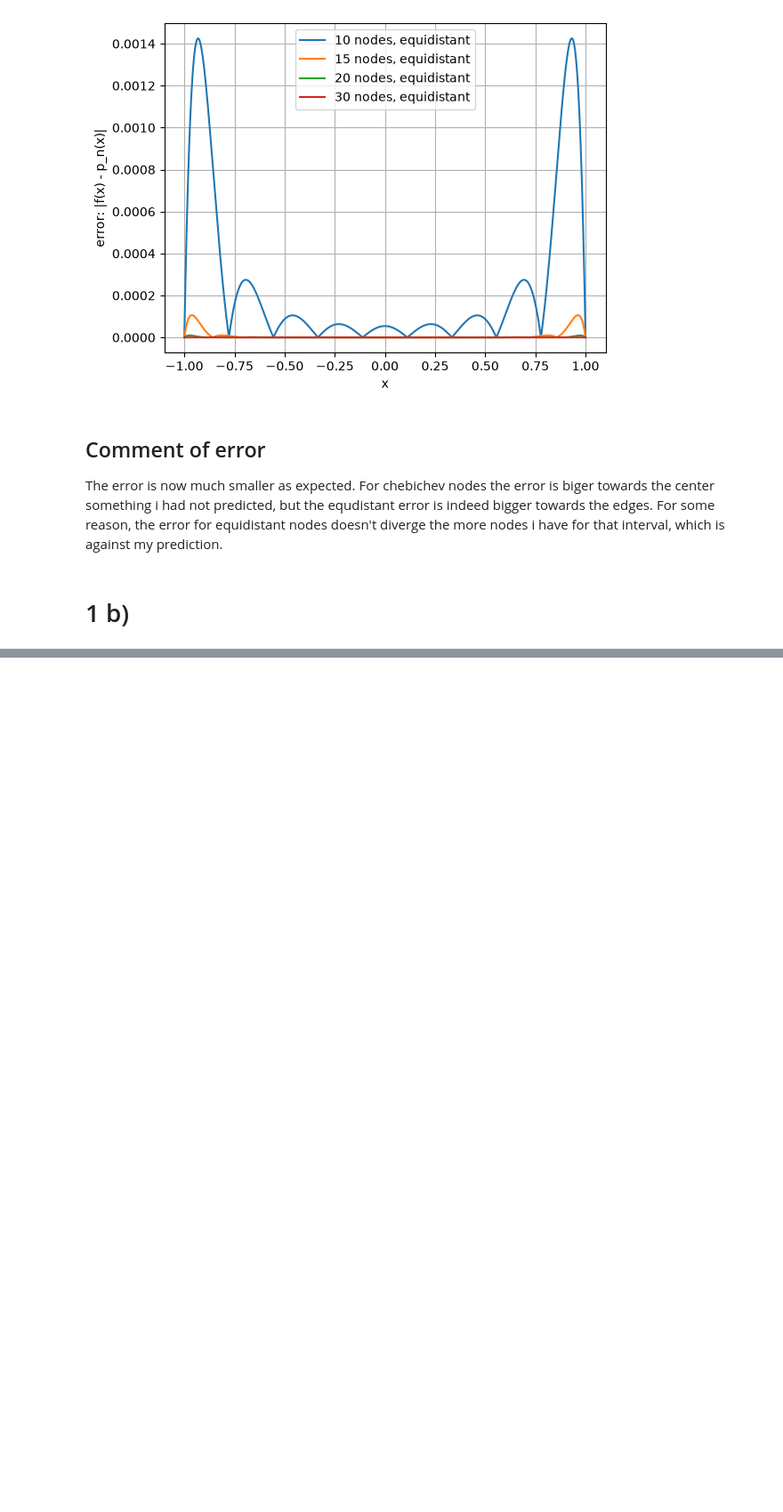
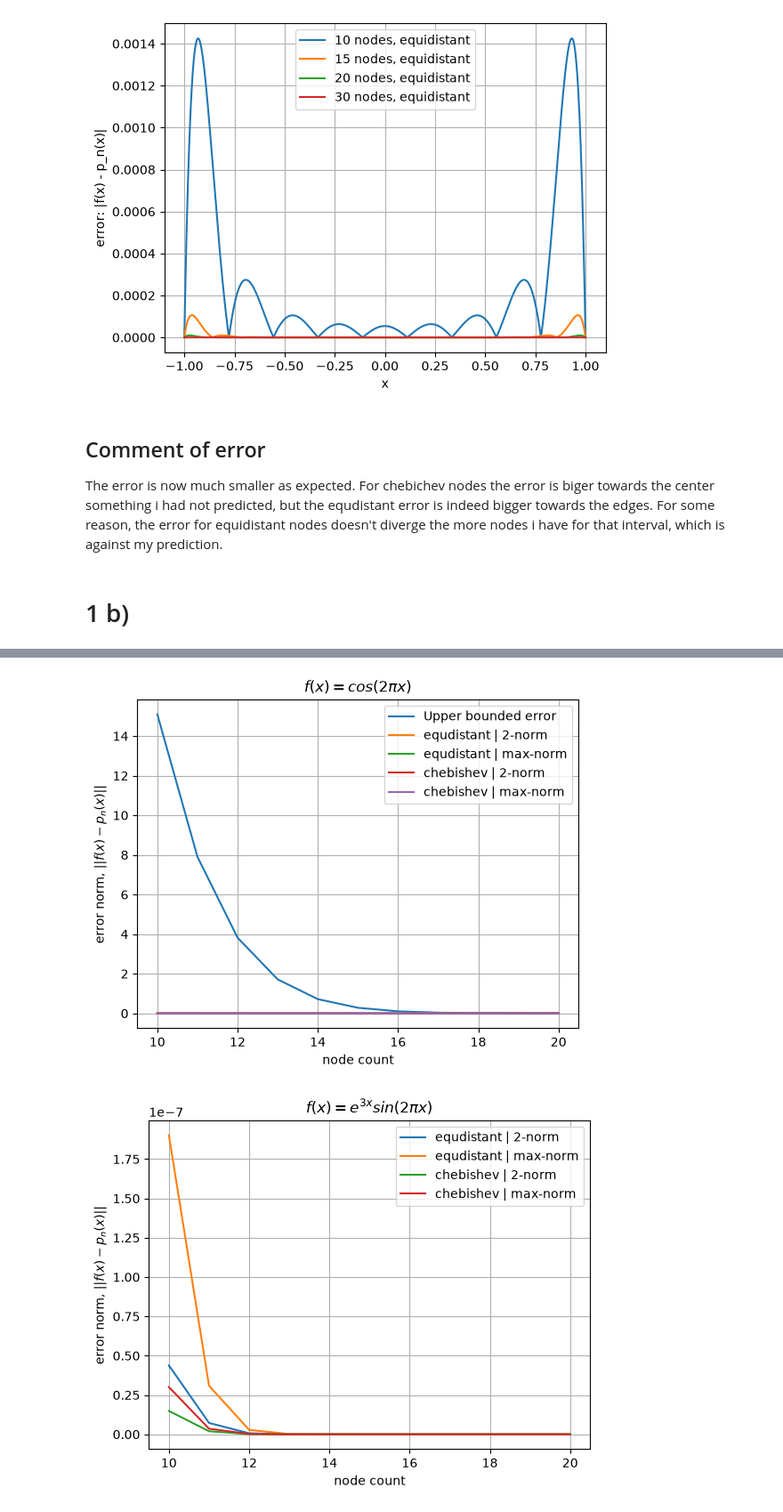
Before and after one commit to rom-thom/Skule_ting, a Jupyter notebook: fysmat/nummat/prosjekt/prosjekt_1/oppg_1.ipynb, the cells around one changed output, grey strips where cells are left out. Shown at 89% size. Drawn from its saved outputs; the diff is of its cells as text; code cells hidden in the pictures; blank space fills up the shorter version.

```diff
--- a/fysmat/nummat/prosjekt/prosjekt_1/oppg_1.ipynb
+++ b/fysmat/nummat/prosjekt/prosjekt_1/oppg_1.ipynb
@@ -33,6 +34,8 @@ def lagrange_interpolation_array(x_nodes, y_nodes, x_values):
     return y_values
 
 
+def construct_p_n_function(x_nodes, y_nodes):
+    return lambda x: lagrange_interpolation_array(x_nodes, y_nodes, x)
 
 
 # Nodes:
@@ -204,0 +256,30 @@ Combining this we get $\lim\limits_{n \to \infty} \frac{M_{n+1}}{(n+1)!} \max\li
+# %%
+#function_defenitions
+
+def f_1_b(x):
+    return np.cos(2*np.pi * x)
+
+def f_2_b(x):
+    return np.exp(3*x) * np.sin(2*x)
+# %%
+# display:
+
+node_counts = np.array([10, 11, 12, 13, 14, 15, 16, 17, 18, 19, 20])
+plt.title(r"$f(x) = cos(2 \pi x)$")
+diaplay_analy_upper_error(upper_bound_analy_error_f_1, node_counts, label="Upper bounded error")
+display_error_norms(f_1_b, (0, 1), equidistant_nodes, norm_2, node_counts, label="equdistant | 2-norm")
+display_error_norms(f_1_b, (0, 1), equidistant_nodes, norm_max, node_counts, label="equdistant | max-norm")
+display_error_norms(f_1_b, (0, 1), chubychub_nodes, norm_2, node_counts, label="chebishev | 2-norm")
+display_error_norms(f_1_b, (0, 1), chubychub_nodes, norm_max, node_counts, label="chebishev | max-norm")
+finish_display()
+
+plt.title(r"$f(x) = e^{3x}sin(2 \pi x)$")
+# diaplay_analy_upper_error(upper_bound_analy_error_f_2, node_counts, label="Upper bounded error")
+display_error_norms(f_2_b, (0, np.pi/4), equidistant_nodes, norm_2, node_counts, label="equdistant | 2-norm")
+display_error_norms(f_2_b, (0, np.pi/4), equidistant_nodes, norm_max, node_counts, label="equdistant | max-norm")
+display_error_norms(f_2_b, (0, np.pi/4), chubychub_nodes, norm_2, node_counts, label="chebishev | 2-norm")
+display_error_norms(f_2_b, (0, np.pi/4), chubychub_nodes, norm_max, node_counts, label="chebishev | max-norm")
+finish_display()
+# %% [output]
+[figure, added]
+[figure, added]
```
Also changed, not shown: parts of 4 cells of this notebook.
